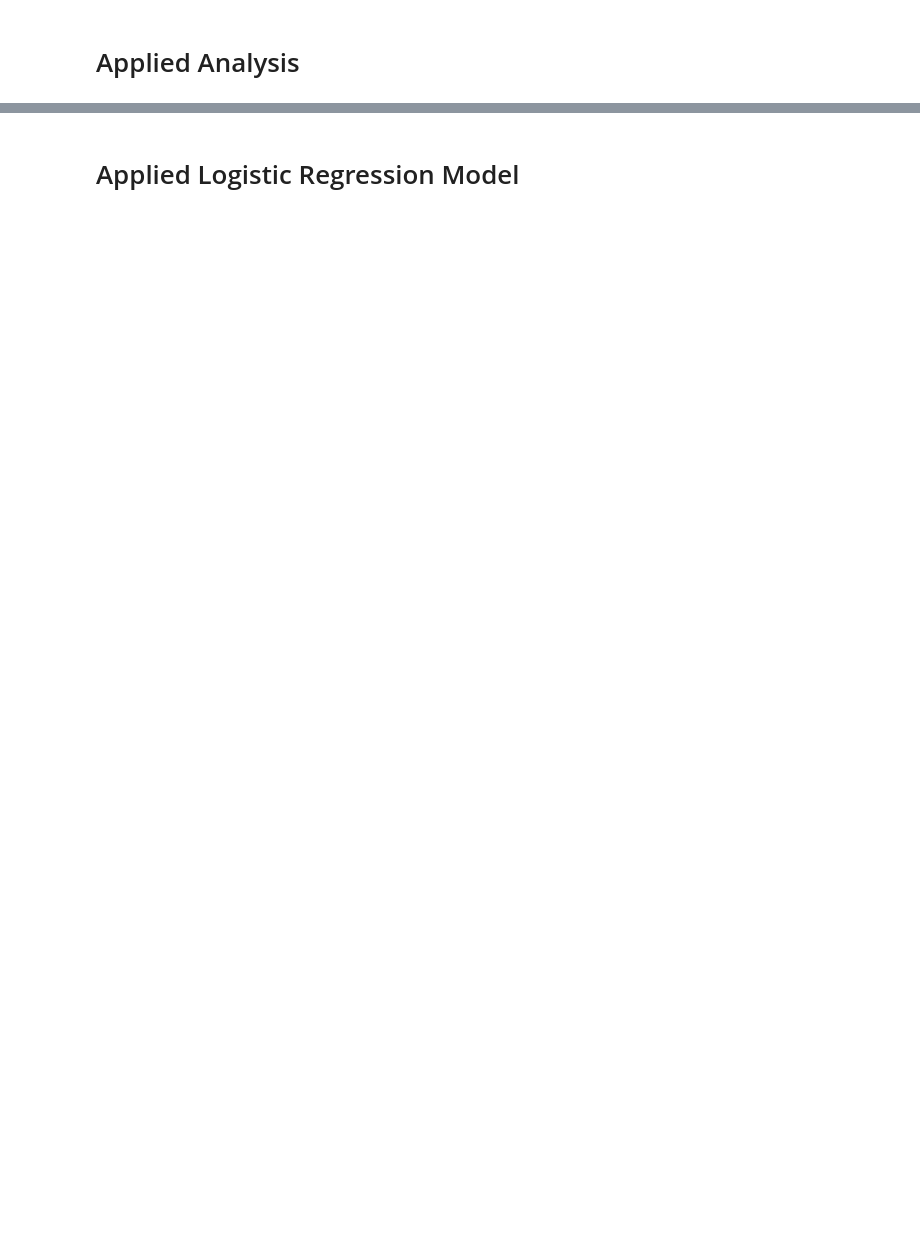
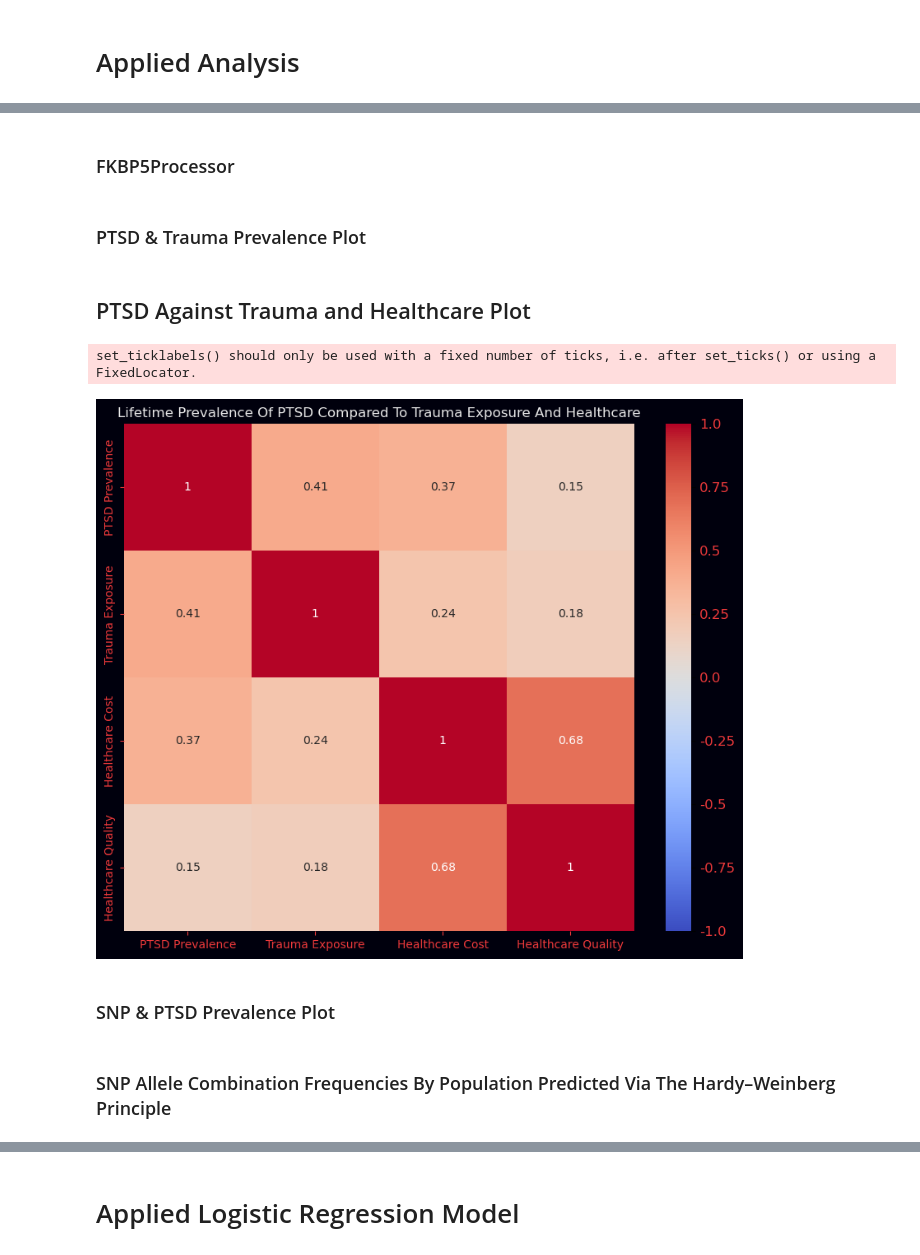
Before and after one commit to VateRetro/ptsdPredictionAnalysisModel, a Jupyter notebook: notebooks/ptsdDraftTwo.ipynb, the cells around one changed output, grey strips where cells are left out. Drawn from its saved outputs; the diff is of its cells as text; code cells hidden in the pictures; blank space fills up the shorter version.

```diff
--- a/notebooks/ptsdDraftTwo.ipynb
+++ b/notebooks/ptsdDraftTwo.ipynb
@@ -33,5 +54,6 @@ rs9470080Data = \
 WorldValuesSurveyData = \
     pd.read_csv(r'..\data\WVS_Cross-National_Wave_7_inverted_csv_v6_0.csv',
                 low_memory=False).fillna(0)
+healthCareQuality = pd.read_csv(r'..\data\healthCareQuality.csv', comment='#')
 # %% [markdown]
 # Applied Analysis
@@ -141,0 +153,2 @@ print(result)
+# %% [markdown]
+### FKBP5Processor
@@ -141,0 +175,2 @@ print(result)
+# %% [markdown]
+### PTSD & Trauma Prevalence Plot
@@ -141,0 +231,51 @@ print(result)
+# %% [markdown]
+## PTSD Against Trauma and Healthcare Plot
+# %%
+# Here we're standardizing the country names for the two relevant datasets we need for this particular analysis.
+ptsdWorldMentalHealthSurvey = Countryparser.standardizeCountryNames(ptsdWorldMentalHealthSurvey, 'Country', Countryparser.countryScope)
+healthCarePriceIndex = Countryparser.standardizeCountryNames(healthCarePriceIndex, 'Country', Countryparser.countryScope)
+healthCareQuality = Countryparser.standardizeCountryNames(healthCareQuality, 'Country', Countryparser.countryScope)
+# Merging healthcare price index with PTSD and trauma exposure data.
+ptsdAndHealthCare = ptsdWorldMentalHealthSurvey.merge(healthCarePriceIndex[['Country', 'Healthcare price index world average = 100']], on='Country', how='inner')
+ptsdAndHealthCareAndHealthQuality = ptsdAndHealthCare.merge(healthCareQuality[['Country', 'Health Care Index']], on='Country', how='inner')
+# Verify that the merged DataFrame is not empty.
+if not ptsdAndHealthCareAndHealthQuality.empty:
+    # Creating DataFrame set to the prevalence of PTSD, trauma exposure, and healthcare price index
+    ptsdAgainstTraumaAndHealthCareAndHealthQuality = ptsdAndHealthCareAndHealthQuality[[
+        'Lifetime prevalence of PTSD in total sample (%)', 'Trauma exposure (%)', 'Healthcare price index world average = 100', 'Health Care Index']]
+    ptsdAgainstTraumaAndHealthCareAndHealthQualityCopy = ptsdAgainstTraumaAndHealthCareAndHealthQuality.copy()
+    # Renaming columns for correlation matrix due to large size of column names.
+    ptsdAgainstTraumaAndHealthCareAndHealthQualityCopy.rename(
+        columns={
+            'Lifetime prevalence of PTSD in total sample (%)': 'PTSD Prevalence',
+            'Trauma exposure (%)': 'Trauma Exposure',
+            'Healthcare price index world average = 100': 'Healthcare Cost',
+            'Health Care Index': 'Healthcare Quality'},
+        inplace=True
+    )
+    # Creating correlation DataFrame.
+    ptsdAgainstTraumaAndHealthCareCorrMatrix = ptsdAgainstTraumaAndHealthCareAndHealthQualityCopy.corr()
+    # Creating subplot for heatmap.
+    fig = plt.figure(figsize=(10, 8))
+    fig.patch.set_color('#00000d')
+    ax = plt.subplot(111)
+    # Generating heatmap of correlation matrix, and normalizing variable scale to be on point 0 +/- 1.
+    sns.heatmap(ptsdAgainstTraumaAndHealthCareCorrMatrix,
+                annot=True, cmap='coolwarm', vmin=-1, vmax=1, ax=ax)
+    plt.title("Lifetime Prevalence Of PTSD Compared To Trauma Exposure And Healthcare", color='#e8e8e8')
+    # plt.xlabel('', color='#ec3a3b')
+    ax.tick_params(axis='x', colors='#ec3a3b')
+    ax.tick_params(axis='y', colors='#ec3a3b')
+    plt.xticks(rotation=0)
+    plt.yticks(rotation=90)
+    cbar = ax.collections[0].colorbar
+    cbar.ax.tick_params(labelsize=12)  # Adjust label size
+    cbar.ax.set_yticklabels(cbar.ax.get_yticks(
+    ), color='#ec3a3b')
+    # Displaying generated heatmap.
+    plt.show()
+# %% [output]
+set_ticklabels() should only be used with a fixed number of ticks, i.e. after set_ticks() or using a FixedLocator.
+[figure, added]
+# %% [markdown]
+### SNP & PTSD Prevalence Plot
@@ -141,0 +311,2 @@ print(result)
+# %% [markdown]
+### SNP Allele Combination Frequencies By Population Predicted Via The Hardy–Weinberg Principle
```
Also changed, not shown: parts of 24 cells of this notebook, 4 other files.
